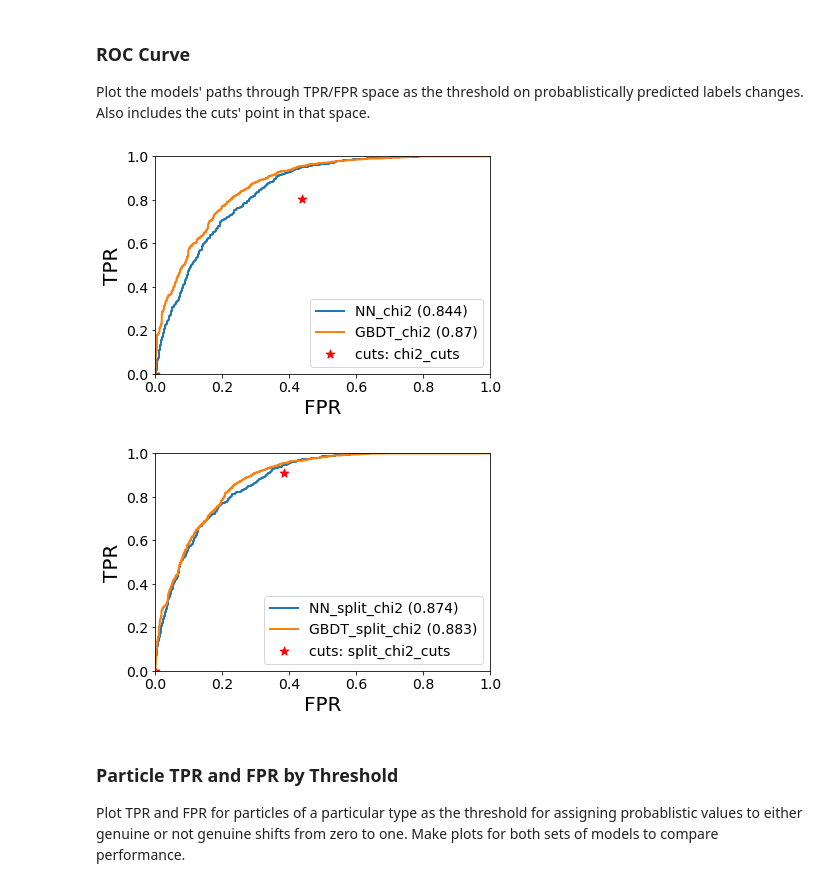
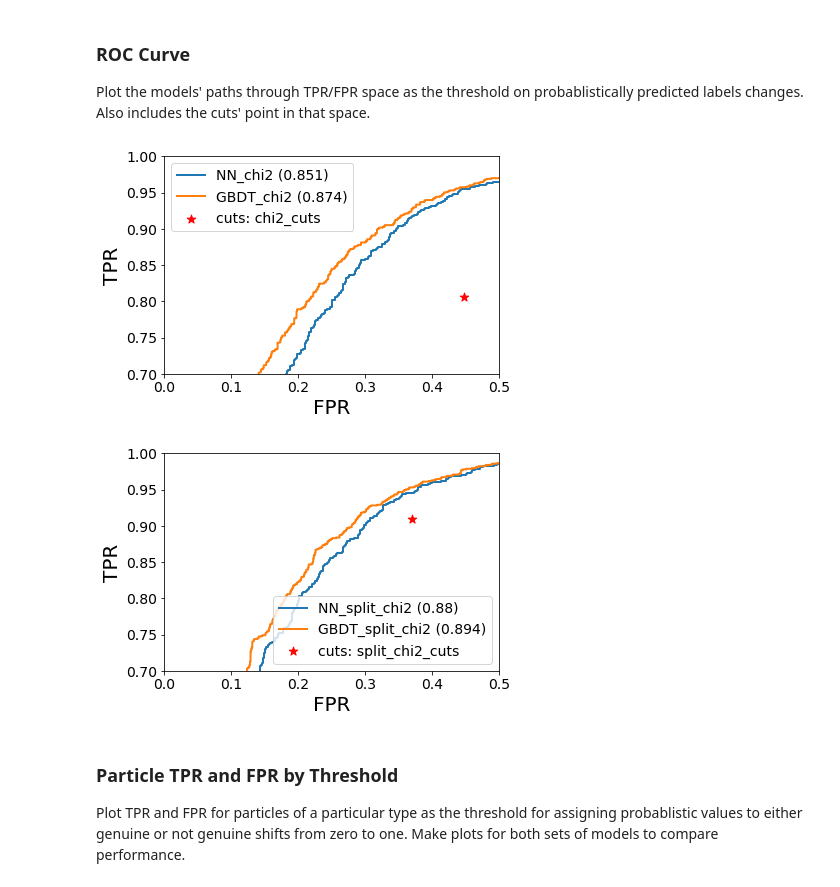
Before and after one commit to cqpancoast/cms-tracktrigger-ml, a Jupyter notebook: electronstudy.ipynb, the cells around one changed output. Saved outputs shown, nothing was run; the diff lists cells and outputs as text; code cells hidden in the pictures.

```diff
--- a/electronstudy.ipynb
+++ b/electronstudy.ipynb
@@ -56,4 +56,7 @@ We want electron matchtrks from the primary interaction and an equal number of f
 # %%
+# Set randomness seed to use throughout study
+random_seed = 42
+
 # Get electron matchtrks from the primary interaction, fake trks
 # Note that cutting on tp's also cuts on matchtrks
 el_sel = sel([sel(11), sel(-11)])
@@ -64,7 +67,8 @@ matchtrk_els = ntuple_dict["matchtrk"]
 matchtrk_els["genuine"] = [1 for _ in range(ndops.track_prop_dict_length(matchtrk_els))]
     # All matchtrks are genuine
 trk_not_gens = ntuple_dict["trk"]
-trk_not_gens = ndops.reduce_track_prop_dict(trk_not_gens, ndops.track_prop_dict_length(matchtrk_els))
+trk_not_gens = ndops.reduce_track_prop_dict(trk_not_gens, ndops.track_prop_dict_length(matchtrk_els),
+                                            seed=random_seed)
 
 # Cut down the number of not genuine tracks to the number of electrons
 print("Number of primary interaction electron tracks: {}".format(ndops.track_prop_dict_length(matchtrk_els)))
@@ -73,6 +77,6 @@ print("Cut down number of not genuine tracks: {}".format(ndops.track_prop_dict_l
 # Now, add them together and shuffle the dict.
 els_and_fakes_tpd = ndops.shuffle_track_prop_dict(
                         ndops.add_track_prop_dicts([matchtrk_els, trk_not_gens]),
-                        seed=42)
+                        seed=random_seed)
 # %% [output]
 Number of primary interaction electron tracks: 11463
@@ -102,8 +106,7 @@ common_track_props = ["eta", "z0", "bendchi2", "nstub", "missingPS"]
 label_property = "genuine"  # What property are we trying to predict?
 split_list = [.7, .2, .1]   # How many datasets should we create, and with what relative sizes?
 train_ds, eval_ds, test_ds = ndmldata.TrackPropertiesDataset(els_and_fakes_tpd,
-                                                             label_property,
-                                                             non_sc2_data_props).split(split_list)
+                                                             label_property, []).split(split_list)
 # %% [markdown]
 ## Making Models
 
@@ -195,17 +196,17 @@ from matplotlib.pyplot import cla, sca, gca, show
 
 Plot the models' paths through TPR/FPR space as the threshold on probablistically predicted labels changes. Also includes the cuts' point in that space.
 # %%
-xlims=(0, 1)
-ylims=(0, 1)
+xlims=(0, .5)
+ylims=(.7, 1)
 
 for model_set_name in model_set_names:
     NN_pred_name = "NN_{}".format(model_set_name)
     GBDT_pred_name = "GBDT_{}".format(model_set_name)
     cut_pred_name = "{}_cuts".format(model_set_name)
     ndmlplot.plot_rocs(test_ds, [NN_pred_name, GBDT_pred_name], [cut_pred_name], xlims=xlims, ylims=ylims)
 # %% [output]
-[figure, old version]
+[figure, new version]
-[figure, old version]
+[figure, new version]
 # %% [markdown]
 ### Particle TPR and FPR by Threshold
 
```
Also changed, not shown: parts of 6 cells of this notebook.
